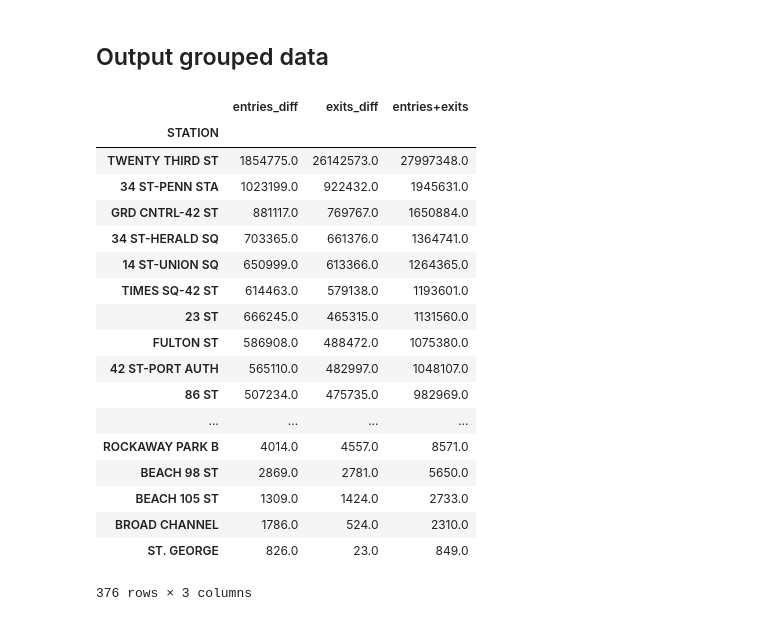
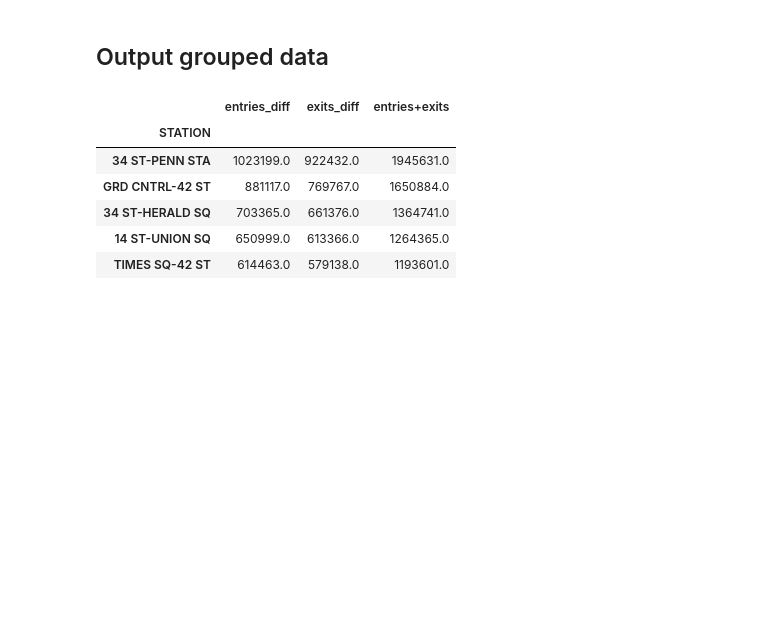
Before and after one commit to shreyak9/metis-project-1, a Jupyter notebook: project 1 cleaning.ipynb, the cells around one changed output. Cells and saved outputs as stored; diff of their text form; code cells hidden in the pictures; blank space fills up the shorter version.

```diff
--- a/project 1 cleaning.ipynb
+++ b/project 1 cleaning.ipynb
@@ -42,7 +42,7 @@ mta190504['DTIME']=[format(datetime.datetime.strptime(x, '%H:%M:%S'),"%H:%M:%S")
 mta190504['DDAY']=[calendar.day_name[datetime.datetime.weekday(x)] for x in mta190504['DDATE']]
 # %%
 # Sort before grouping
-mta190504.sort_values(["C/A","UNIT","SCP","STATION","LINENAME","DIVISION","DATE","TIME","DESC"])
+mta190504.sort_values(["C/A","UNIT","SCP","STATION","LINENAME","DIVISION","DATE","TIME","DESC"], inplace = True)
 # Create difference columns to calculate difference in entries and exits between the row and the row before (aka the time before)
 mta190504["entries_diff"] = mta190504.groupby(["C/A","UNIT","SCP","STATION","LINENAME","DIVISION"]).ENTRIES.diff()
 mta190504["exits_diff"] = mta190504.groupby(["C/A","UNIT","SCP","STATION","LINENAME","DIVISION"]).EXITS.diff()
@@ -64,8 +64,13 @@ mta190504.describe()
 mta190504= mta190504[mta190504.entries_diff > 0]
 mta190504 = mta190504[mta190504.exits_diff > 0]
 mta190504 = mta190504[mta190504.ENTRIES > 0]
+# dropping turnstile 00-04-00 at 23rd st due to data anomaly
+mta190504 = mta190504[(mta190504["STATION"] != "TWENTY THIRD ST") & (mta190504["SCP"] != "00-04-00")]
+# exclude high entries and exits that are likely a result of a terminal reset
 mta190504 = mta190504[mta190504.entries_diff < 10**7]
-mta190504 = mta190504[mta190504.exits_diff < 10**7]
+mta190504 = mta190504[mta190504.exits_diff < 10**7].reset_index().drop(["index"],axis=1)
+
 mta190504.info()
+mta190504.head(5)
 # %% [output]
 <class 'pandas.core.frame.DataFrame'>
@@ -146,27 +157,15 @@ mta190504.head(50)
 # %%
 # Group by station
 mta_station = mta190504.groupby(["STATION"])[["entries_diff","exits_diff","entries+exits"]].sum().sort_values(["entries+exits","entries_diff","exits_diff"], ascending=False)
-mta_station
+mta_station.head(5)
 # %% [output]
 |  | entries_diff | exits_diff | entries+exits |
 | STATION |  |  |  |
-| TWENTY THIRD ST | 1854775.0 | 26142573.0 | 27997348.0 |
 | 34 ST-PENN STA | 1023199.0 | 922432.0 | 1945631.0 |
 | GRD CNTRL-42 ST | 881117.0 | 769767.0 | 1650884.0 |
 | 34 ST-HERALD SQ | 703365.0 | 661376.0 | 1364741.0 |
 | 14 ST-UNION SQ | 650999.0 | 613366.0 | 1264365.0 |
 | TIMES SQ-42 ST | 614463.0 | 579138.0 | 1193601.0 |
-| 23 ST | 666245.0 | 465315.0 | 1131560.0 |
-| FULTON ST | 586908.0 | 488472.0 | 1075380.0 |
-| 42 ST-PORT AUTH | 565110.0 | 482997.0 | 1048107.0 |
-| 86 ST | 507234.0 | 475735.0 | 982969.0 |
-| ... | ... | ... | ... |
-| ROCKAWAY PARK B | 4014.0 | 4557.0 | 8571.0 |
-| BEACH 98 ST | 2869.0 | 2781.0 | 5650.0 |
-| BEACH 105 ST | 1309.0 | 1424.0 | 2733.0 |
-| BROAD CHANNEL | 1786.0 | 524.0 | 2310.0 |
-| ST. GEORGE | 826.0 | 23.0 | 849.0 |
-376 rows × 3 columns
 # %%
 # Group by station and date
 mta_station_date = mta190504.groupby(["STATION","DDATE"])[["entries_diff","exits_diff","entries+exits"]].sum().sort_values(["entries+exits","entries_diff","exits_diff"], ascending=False)
```
Also changed, not shown: parts of 14 cells of this notebook.
